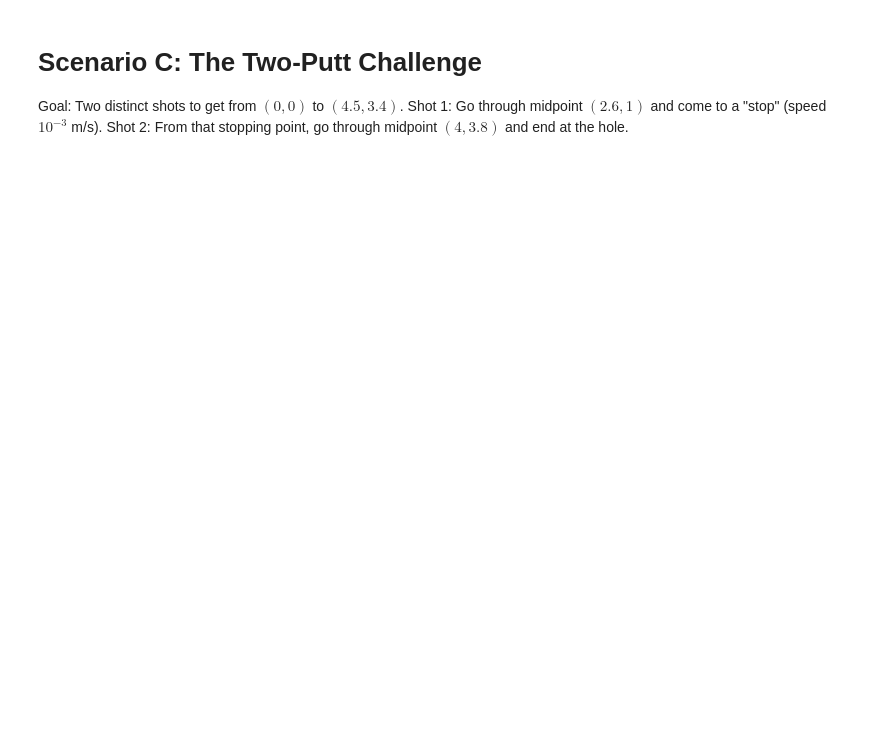
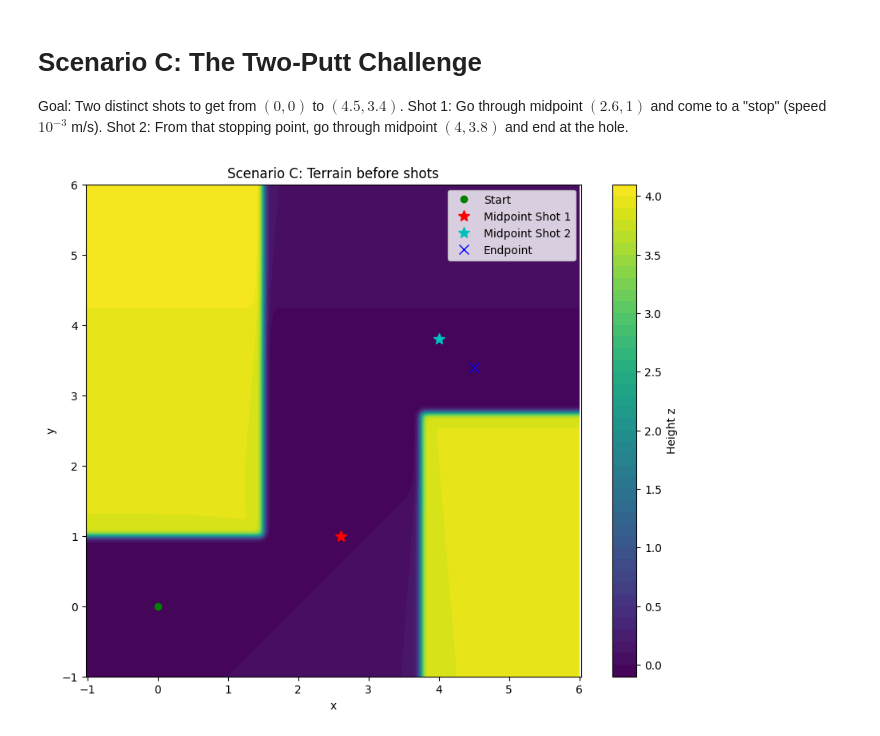
Before and after one commit to BBCnewslondon/Numerical_cw2, a Jupyter notebook: notebooks/Scenario_C.ipynb, the cells around one changed output. Saved outputs shown, nothing was run; the diff lists cells and outputs as text; code cells hidden in the pictures; blank space fills up the shorter version.

```diff
--- a/notebooks/Scenario_C.ipynb
+++ b/notebooks/Scenario_C.ipynb
@@ -15,6 +15,30 @@ from surfaces import ScenarioC
 from physics import PhysicsEngine
 from solver import ShootingSolver
 from utils import plot_trajectory
+# %%
+# Plot terrain for Scenario C before any shots
+surface = ScenarioC()
+x_range = np.linspace(-1, 6, 300)
+y_range = np.linspace(-1, 6, 300)
+X, Y = np.meshgrid(x_range, y_range)
+Z = surface.height(X, Y)
+
+plt.figure(figsize=(10, 8))
+cs = plt.contourf(X, Y, Z, levels=50, cmap='viridis')
+plt.colorbar(cs, label='Height z')
+plt.title('Scenario C: Terrain before shots')
+plt.xlabel('x')
+plt.ylabel('y')
+# Mark start and common midpoints/targets
+plt.plot(0, 0, 'go', label='Start')
+plt.plot(2.6, 1.0, 'r*', markersize=10, label='Midpoint Shot 1')
+plt.plot(4.0, 3.8, 'c*', markersize=10, label='Midpoint Shot 2')
+plt.plot(4.5, 3.4, 'bx', markersize=8, label='Endpoint')
+plt.legend()
+plt.axis('equal')
+plt.show()
+# %% [output]
+[figure, added]
 # %%
 surface = ScenarioC()
 physics = PhysicsEngine(surface)
```
Also changed, not shown: parts of 2 cells of this notebook, 1 other file.
